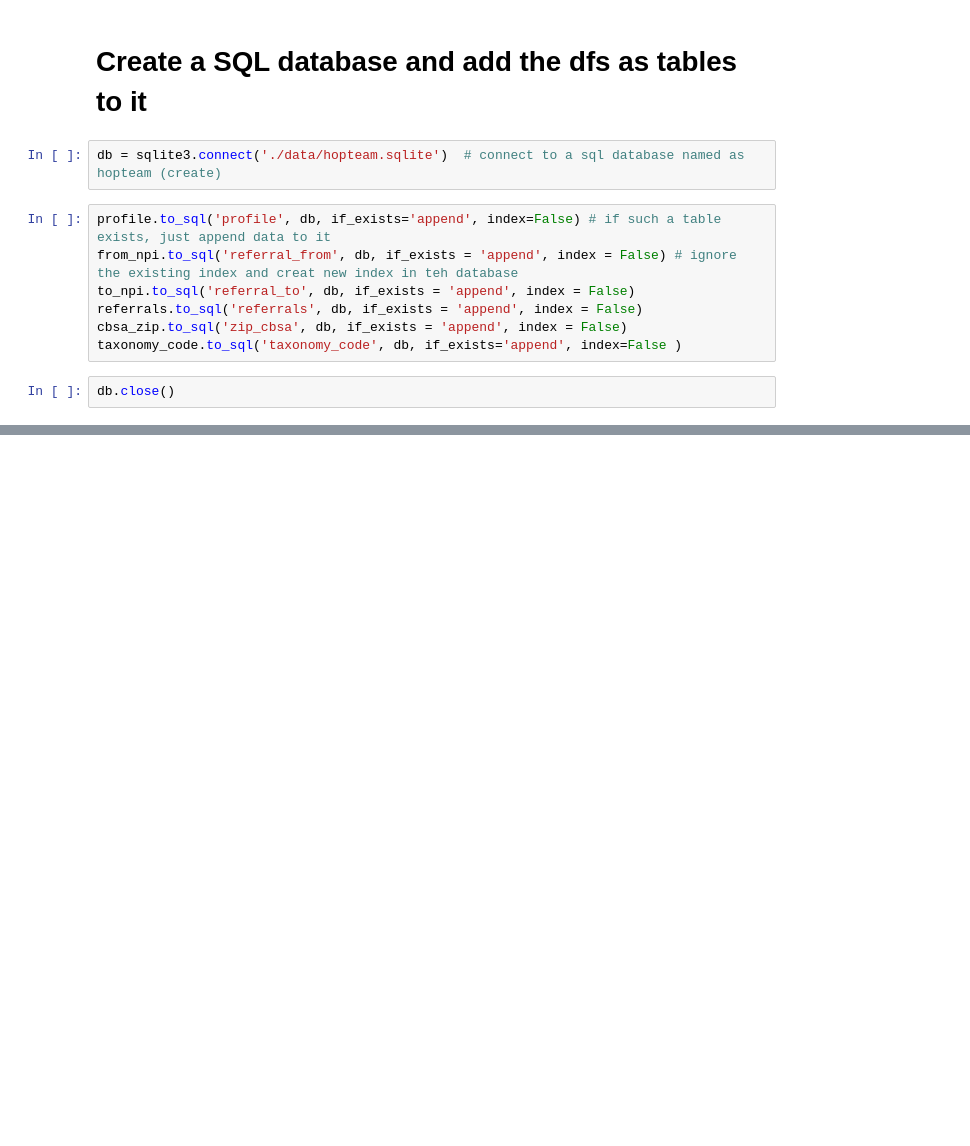
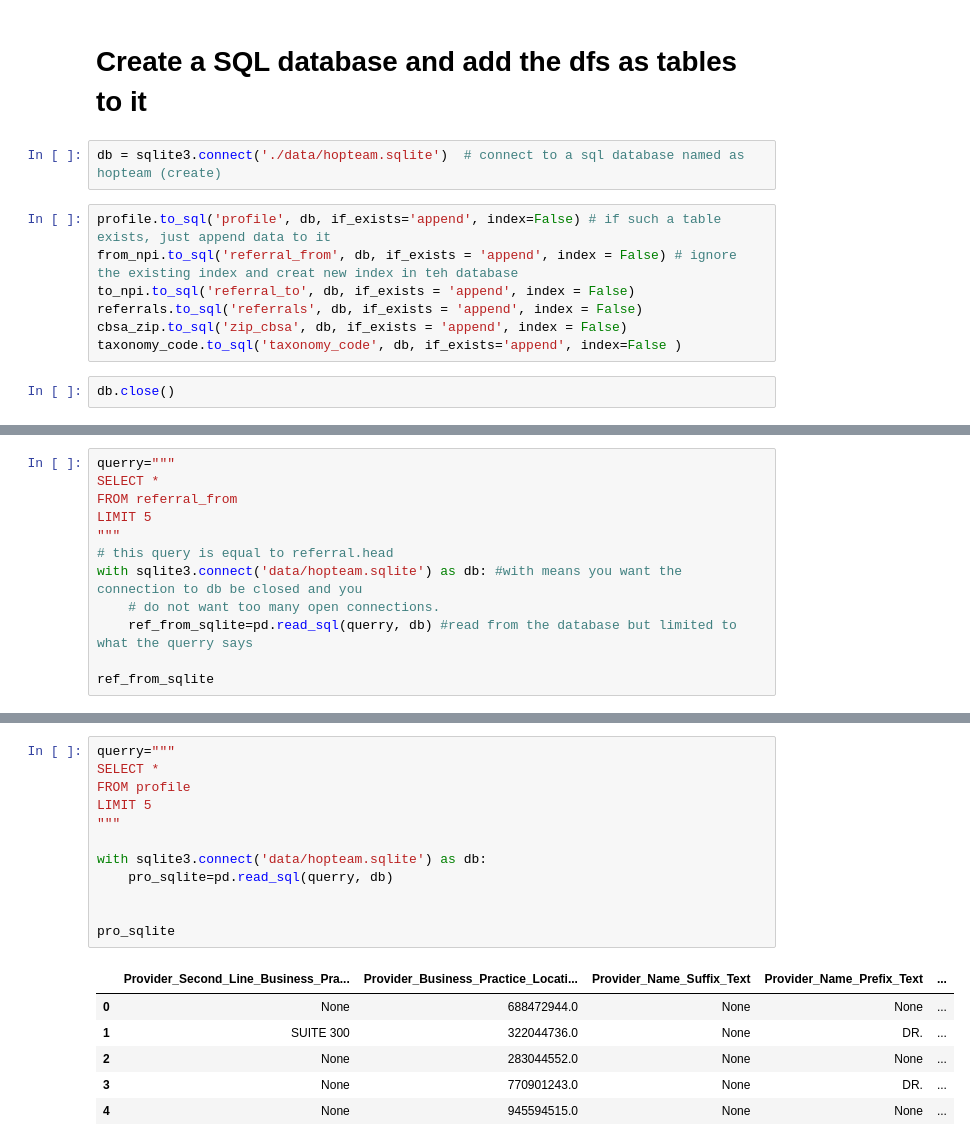
Before and after one commit to nss-data-science-cohort-5/hop_team-lincoln-lagers, a Jupyter notebook: hop.ipynb, the cells around one changed output, grey strips where cells are left out. Drawn from its saved outputs; the diff is of its cells as text; blank space fills up the shorter version.

```diff
--- a/hop.ipynb
+++ b/hop.ipynb
@@ -298,0 +319,12 @@ db.close()
+# %%
+querry="""
+SELECT *
+FROM referral_from
+LIMIT 5
+"""
+# this query is equal to referral.head
+with sqlite3.connect('data/hopteam.sqlite') as db: #with means you want the connection to db be closed and you
+    # do not want too many open connections.
+    ref_from_sqlite=pd.read_sql(querry, db) #read from the database but limited to what the querry says
+
+ref_from_sqlite
@@ -298,0 +349,19 @@ db.close()
+# %%
+querry="""
+SELECT *
+FROM profile
+LIMIT 5
+"""
+
+with sqlite3.connect('data/hopteam.sqlite') as db:
+    pro_sqlite=pd.read_sql(querry, db)
+
+
+pro_sqlite
+# %% [output]
+|  | Provider_Second_Line_Business_Pra... | Provider_Business_Practice_Locati... | Provider_Name_Suffix_Text | Provider_Name_Prefix_Text | ... |
+| 0 | None | 688472944.0 | None | None | ... |
+| 1 | SUITE 300 | 322044736.0 | None | DR. | ... |
+| 2 | None | 283044552.0 | None | None | ... |
+| 3 | None | 770901243.0 | None | DR. | ... |
+| 4 | None | 945594515.0 | None | None | ... |
```
Also changed, not shown: parts of 4 cells of this notebook.
